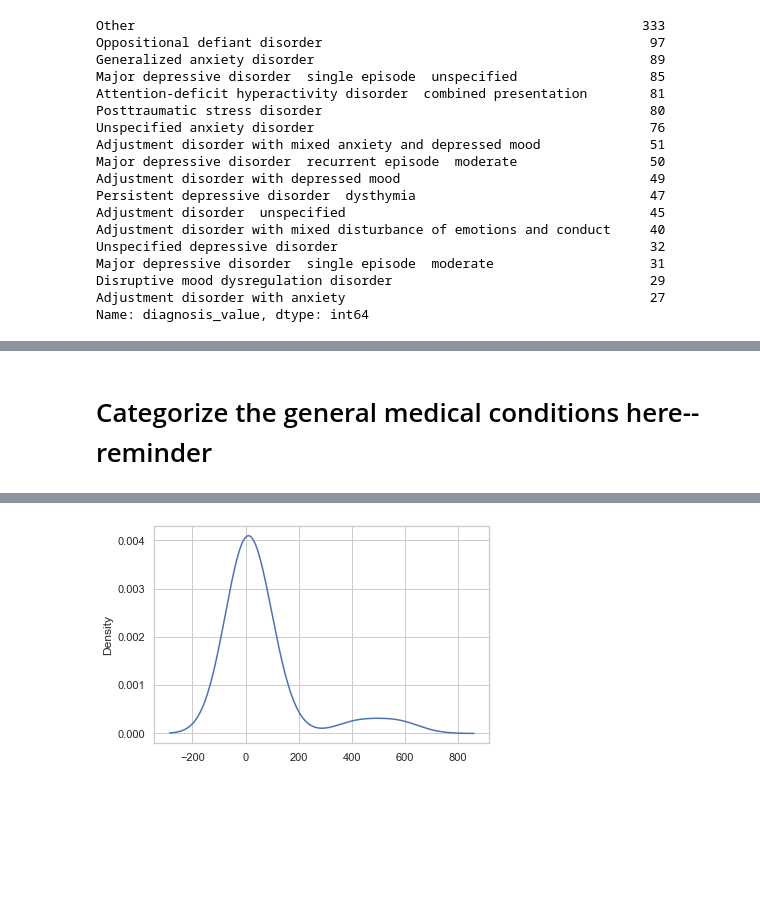
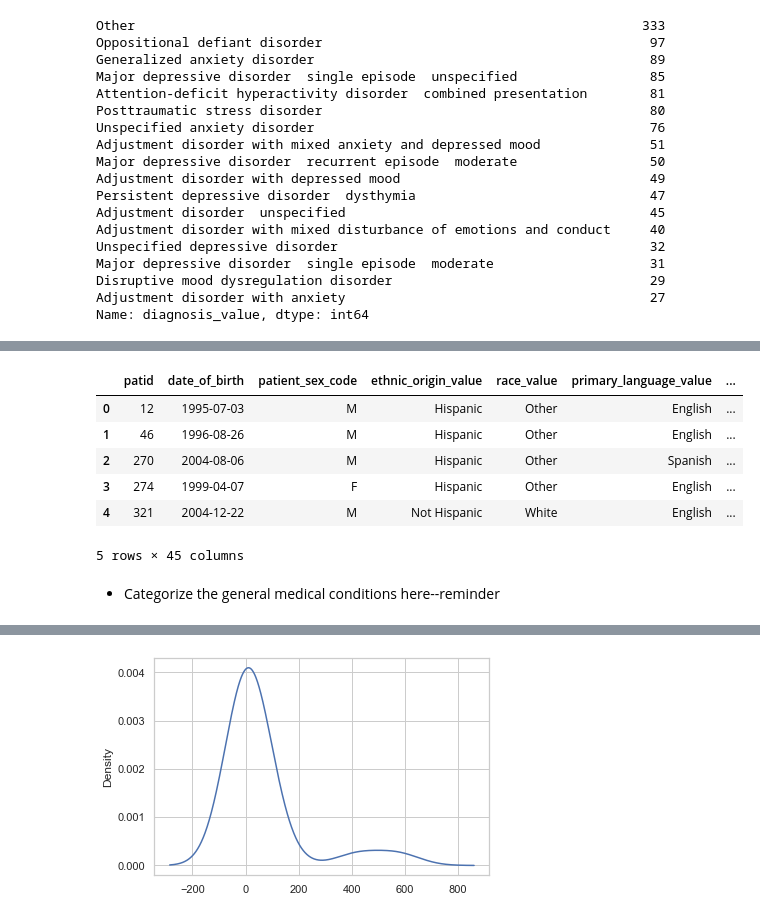
Before and after one commit to judithcalvo1953/FinalProject, a Jupyter notebook: ML/Revised ML Model.ipynb, the cells around one changed output, grey strips where cells are left out. Cells and saved outputs as stored; diff of their text form; code cells hidden in the pictures; blank space fills up the shorter version.

```diff
--- a/ML/Revised ML Model.ipynb
+++ b/ML/Revised ML Model.ipynb
@@ -596,5 +612,15 @@ df_master = df_master.drop(['country_of_origin_value'], axis=1)
+# %%
+df_full.head()
+# %% [output]
+|  | patid | date_of_birth | patient_sex_code | ethnic_origin_value | race_value | primary_language_value | ... |
+| 0 | 12 | 1995-07-03 | M | Hispanic | Other | English | ... |
+| 1 | 46 | 1996-08-26 | M | Hispanic | Other | English | ... |
+| 2 | 270 | 2004-08-06 | M | Hispanic | Other | Spanish | ... |
+| 3 | 274 | 1999-04-07 | F | Hispanic | Other | English | ... |
+| 4 | 321 | 2004-12-22 | M | Not Hispanic | White | English | ... |
+5 rows × 45 columns
 # %% [markdown]
-# Categorize the general medical conditions here--reminder
+- Categorize the general medical conditions here--reminder
 # %%
 #print out gen med counts
 med_counts = df_master.gen_med_csi_value_2.value_counts()
```
Also changed, not shown: parts of 26 cells of this notebook, 17 other files.
